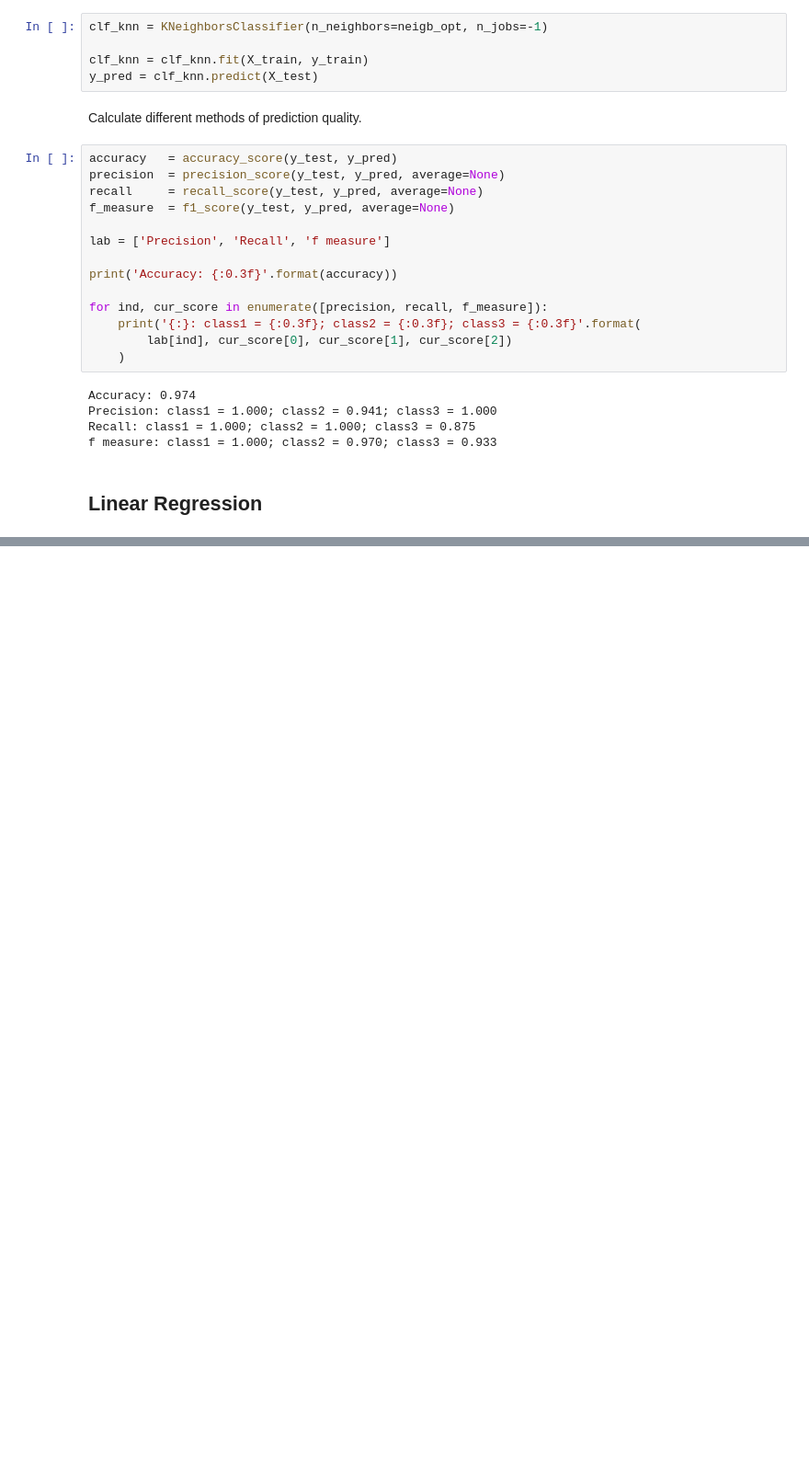
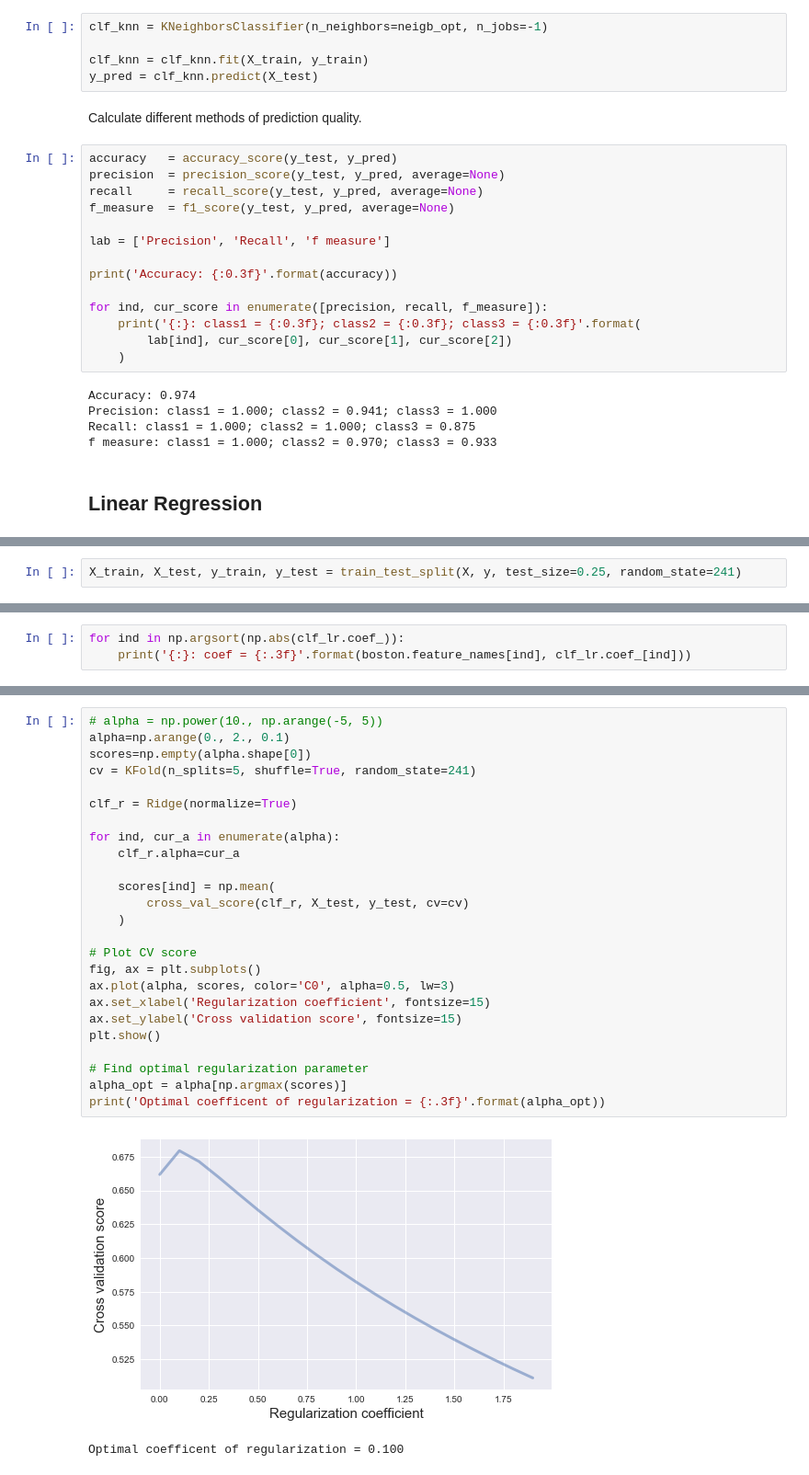
Before and after one commit to ZakharovAleksey/Study, a Jupyter notebook: Machine Learning/Data Camp ML/supervised_learning.ipynb, the cells around one changed output, grey strips where cells are left out. Shown: that part at 92% size. Saved outputs shown, nothing was run; the diff lists cells and outputs as text; blank space fills up the shorter version.

```diff
--- a/Machine Learning/Data Camp ML/supervised_learning.ipynb
+++ b/Machine Learning/Data Camp ML/supervised_learning.ipynb
@@ -107,0 +153,2 @@ f measure: class1 = 1.000; class2 = 0.970; class3 = 0.933
+# %%
+X_train, X_test, y_train, y_test = train_test_split(X, y, test_size=0.25, random_state=241)
@@ -107,0 +172,3 @@ f measure: class1 = 1.000; class2 = 0.970; class3 = 0.933
+# %%
+for ind in np.argsort(np.abs(clf_lr.coef_)):
+    print('{:}: coef = {:.3f}'.format(boston.feature_names[ind], clf_lr.coef_[ind]))
@@ -107,0 +189,28 @@ f measure: class1 = 1.000; class2 = 0.970; class3 = 0.933
+# %%
+# alpha = np.power(10., np.arange(-5, 5))
+alpha=np.arange(0., 2., 0.1)
+scores=np.empty(alpha.shape[0])
+cv = KFold(n_splits=5, shuffle=True, random_state=241)
+
+clf_r = Ridge(normalize=True)
+
+for ind, cur_a in enumerate(alpha):
+    clf_r.alpha=cur_a
+
+    scores[ind] = np.mean(
+        cross_val_score(clf_r, X_test, y_test, cv=cv)
+    )
+
+# Plot CV score
+fig, ax = plt.subplots()
+ax.plot(alpha, scores, color='C0', alpha=0.5, lw=3)
+ax.set_xlabel('Regularization coefficient', fontsize=15)
+ax.set_ylabel('Cross validation score', fontsize=15)
+plt.show()
+
+# Find optimal regularization parameter
+alpha_opt = alpha[np.argmax(scores)]
+print('Optimal coefficent of regularization = {:.3f}'.format(alpha_opt))
+# %% [output]
+[figure, added]
+Optimal coefficent of regularization = 0.100
```
Also changed, not shown: parts of 15 cells of this notebook.
